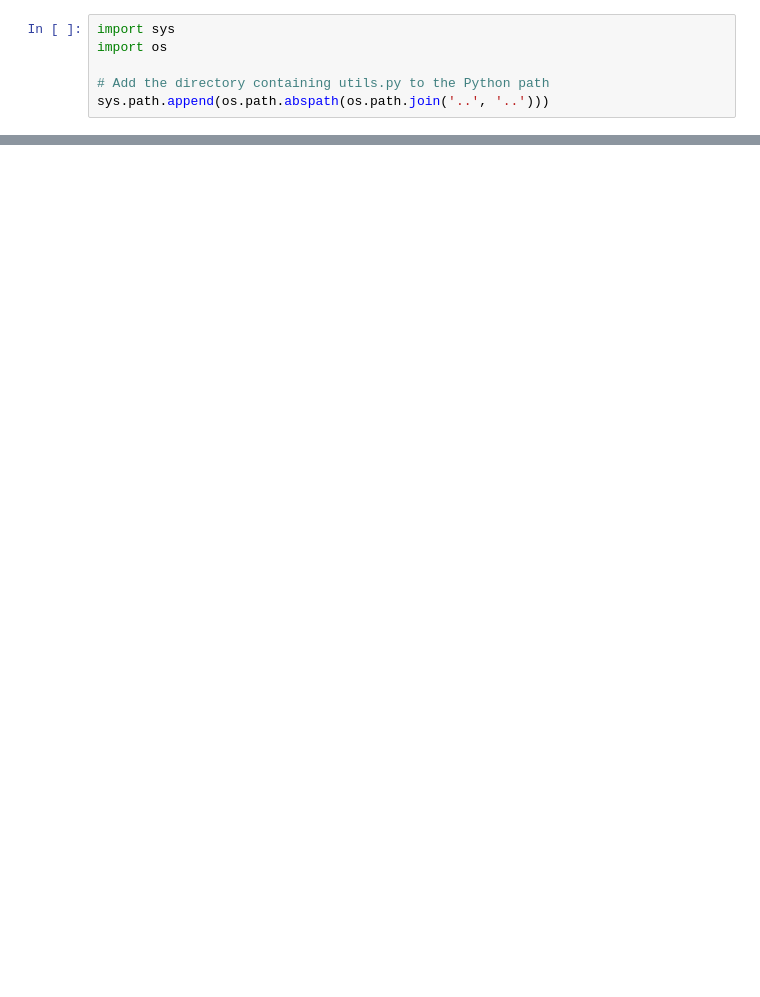
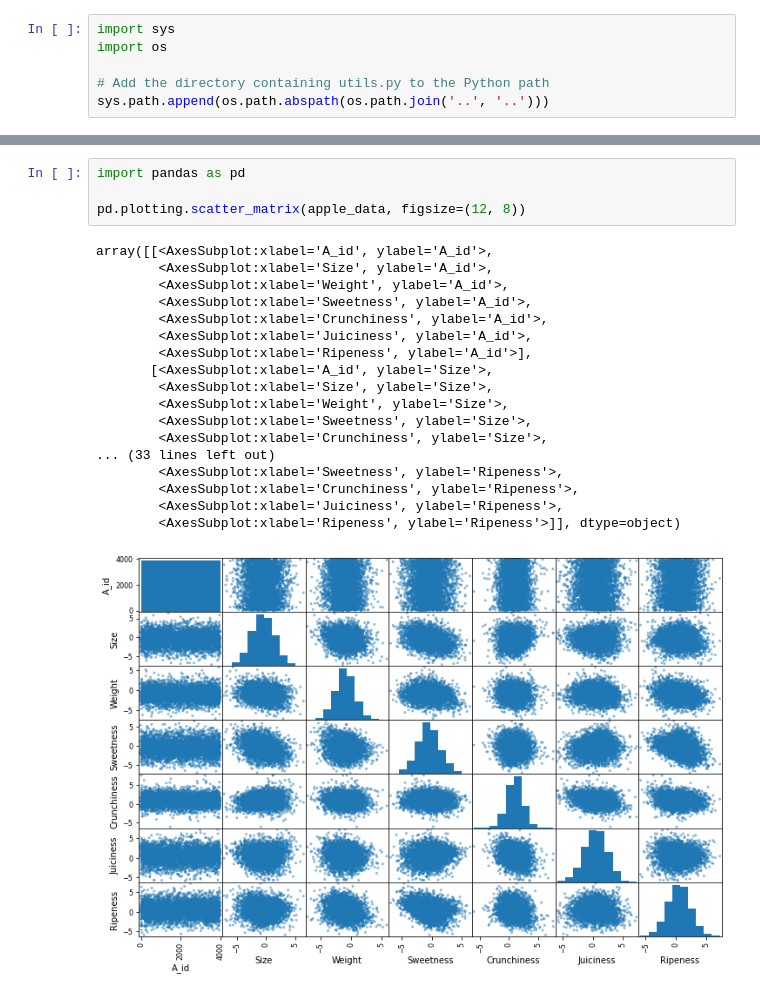
Before and after one commit to AleandroPresta/customer-shopping-analysis, a Jupyter notebook: apple-quality/notebooks/Data Exploration.ipynb, the cells around one changed output, grey strips where cells are left out. Cells and saved outputs as stored; diff of their text form; blank space fills up the shorter version.

```diff
--- a/apple-quality/notebooks/Data Exploration.ipynb
+++ b/apple-quality/notebooks/Data Exploration.ipynb
@@ -28,0 +68,23 @@ shopping_data.head()
+# %%
+import pandas as pd
+
+pd.plotting.scatter_matrix(apple_data, figsize=(12, 8))
+# %% [output]
+array([[<AxesSubplot:xlabel='A_id', ylabel='A_id'>,
+        <AxesSubplot:xlabel='Size', ylabel='A_id'>,
+        <AxesSubplot:xlabel='Weight', ylabel='A_id'>,
+        <AxesSubplot:xlabel='Sweetness', ylabel='A_id'>,
+        <AxesSubplot:xlabel='Crunchiness', ylabel='A_id'>,
+        <AxesSubplot:xlabel='Juiciness', ylabel='A_id'>,
+        <AxesSubplot:xlabel='Ripeness', ylabel='A_id'>],
+       [<AxesSubplot:xlabel='A_id', ylabel='Size'>,
+        <AxesSubplot:xlabel='Size', ylabel='Size'>,
+        <AxesSubplot:xlabel='Weight', ylabel='Size'>,
+        <AxesSubplot:xlabel='Sweetness', ylabel='Size'>,
+        <AxesSubplot:xlabel='Crunchiness', ylabel='Size'>,
+... (33 lines left out)
+        <AxesSubplot:xlabel='Sweetness', ylabel='Ripeness'>,
+        <AxesSubplot:xlabel='Crunchiness', ylabel='Ripeness'>,
+        <AxesSubplot:xlabel='Juiciness', ylabel='Ripeness'>,
+        <AxesSubplot:xlabel='Ripeness', ylabel='Ripeness'>]], dtype=object)
+[figure, added]
```
Also changed, not shown: parts of 12 cells of this notebook, 1 other file.
